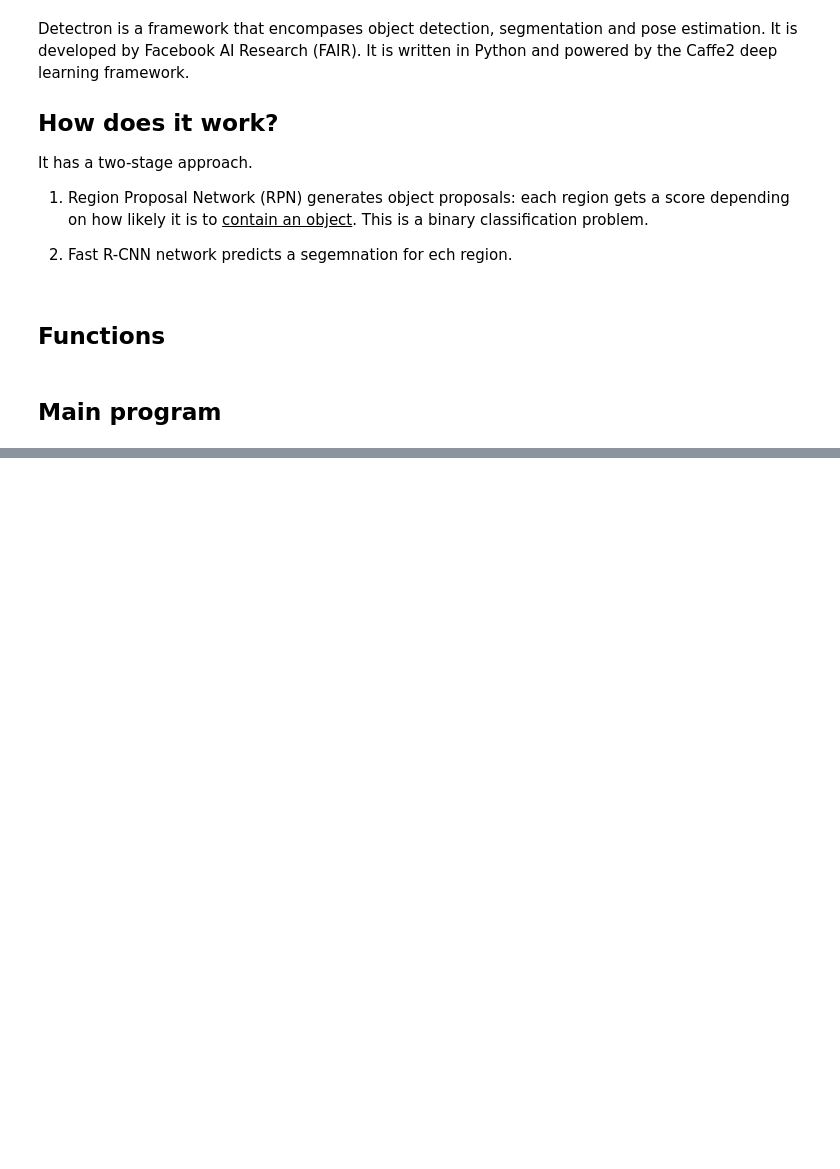
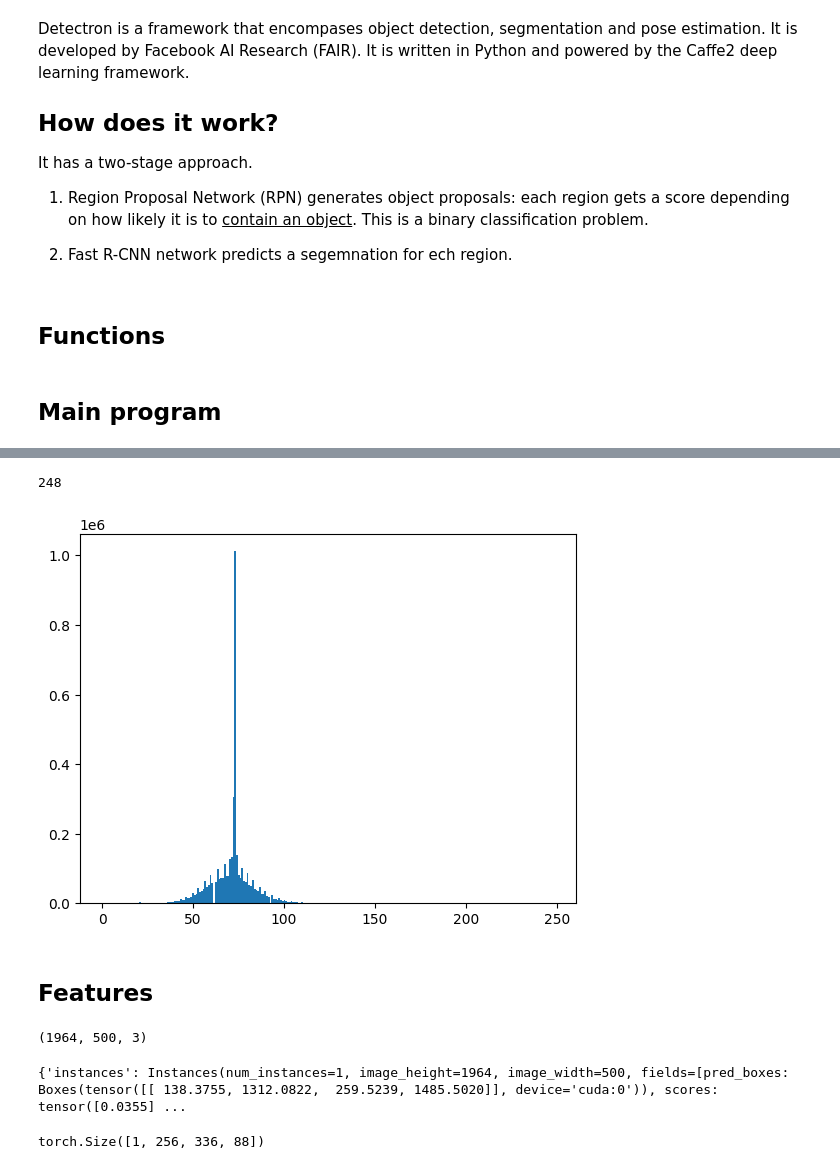
Before and after one commit to Likalto4/Added_value_feature_uncertainty, a Jupyter notebook: deep/original_code/DBT_trial.ipynb, the cells around one changed output, grey strips where cells are left out. Saved outputs shown, nothing was run; the diff lists cells and outputs as text; code cells hidden in the pictures; blank space fills up the shorter version.

```diff
--- a/deep/original_code/DBT_trial.ipynb
+++ b/deep/original_code/DBT_trial.ipynb
@@ -474,0 +476,44 @@ plt.show()
+# %%
+# show histogram of image
+plt.hist(image_rgb.ravel(), bins = 256)
+# also print maximum values
+print(np.max(image_rgb))
+# %% [output]
+248
+[figure, added]
+# %% [markdown]
+## Features
+# %%
+config_file = str(repo_path / 'data/models/config_trained_R_101_30k.yaml')
+model_file = str(repo_path / 'data/models/model_final_R_101_omidb_30k_dbt9k_f12_gray.pth')
+min_score = 0.01 # minimum score to keep prediction
+
+# load trained network
+cfg = get_cfg()
+cfg.merge_from_file(config_file)
+#Use the final weights generated after successful training for inference
+cfg.MODEL.WEIGHTS = model_file
+cfg.MODEL.ROI_HEADS.SCORE_THRESH_TEST = min_score #0.8  # set the testing threshold for this model
+#Pass the validation dataset
+# cfg.DATASETS.TEST = ("DBT_train", )
+predictor = DefaultPredictor(cfg)
+# test_metadata = MetadataCatalog.get("DBT_train")
+
+# read png
+image_path = '/home/ricardo/projects/Added_value_feature_uncertainty/deep/data/Pat_example.png'
+image_rgb = cv2.imread(image_path)
+# put color channels at the beginning
+image_rgb.shape
+# %% [output]
+(1964, 500, 3)
+# %%
+# original prediction
+with torch.no_grad():
+    height, width = image_rgb.shape[:2]
+    image = predictor.aug.get_transform(image_rgb).apply_image(image_rgb)
+    image = torch.as_tensor(image.astype("float32").transpose(2, 0, 1))
+    inputs = {"image": image, "height": height, "width": width}
+    predictions = predictor.model([inputs])[0]
+predictions
+# %% [output]
+{'instances': Instances(num_instances=1, image_height=1964, image_width=500, fields=[pred_boxes: Boxes(tensor([[ 138.3755, 1312.0822,  259.5239, 1485.5020]], device='cuda:0')), scores: tensor([0.0355] ...
@@ -474,0 +530,4 @@ plt.show()
+# %%
+backbone_value['p2'].shape
+# %% [output]
+torch.Size([1, 256, 336, 88])
```
Also changed, not shown: parts of 10 cells of this notebook, 1 other file.
